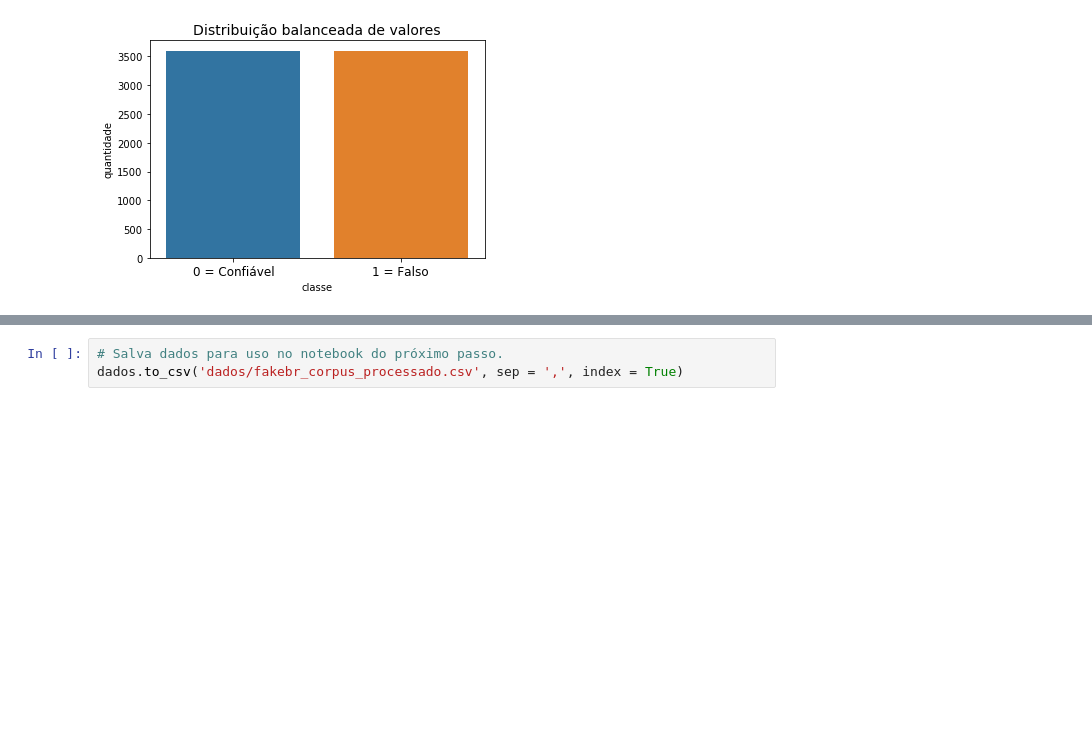
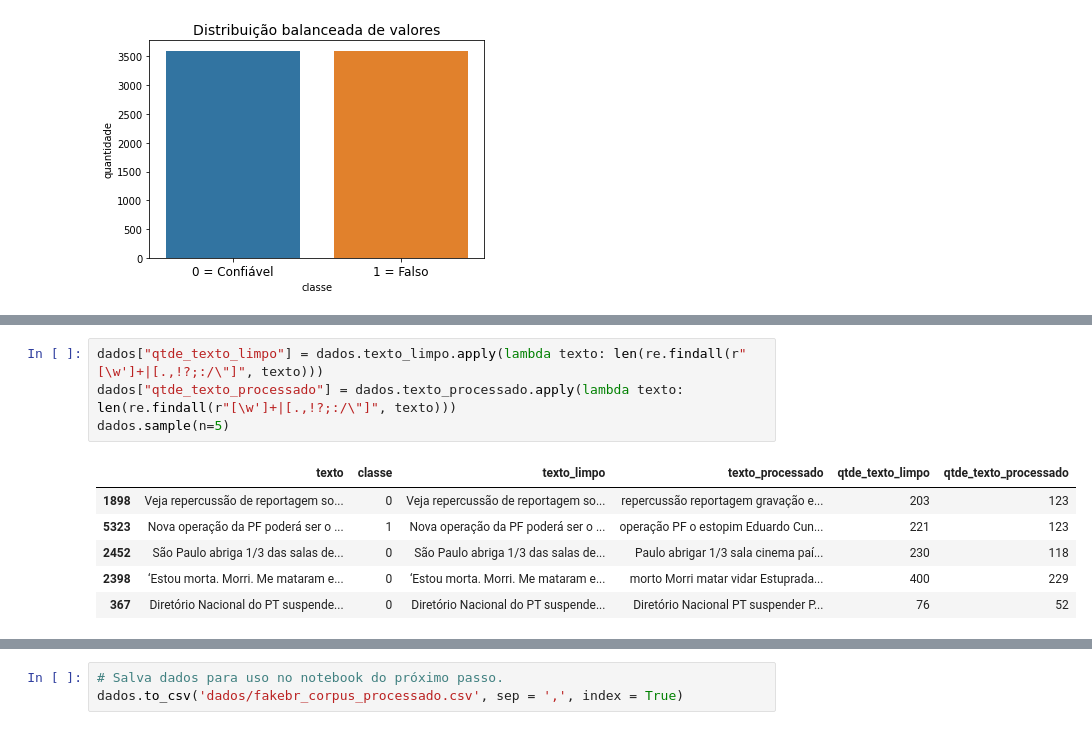
Before and after one commit to caesarcc/python-api-url-check, a Jupyter notebook: jupyter/classificacao_passo01_pre_processamento_exploracao.ipynb, the cells around one changed output, grey strips where cells are left out. Drawn from its saved outputs; the diff is of its cells as text; blank space fills up the shorter version.

```diff
--- a/jupyter/classificacao_passo01_pre_processamento_exploracao.ipynb
+++ b/jupyter/classificacao_passo01_pre_processamento_exploracao.ipynb
@@ -139,0 +164,11 @@ distribiucao_palavras(dados, "texto_lematizado", "Distribuição sem stopwords e
+# %%
+dados["qtde_texto_limpo"] = dados.texto_limpo.apply(lambda texto: len(re.findall(r"[\w']+|[.,!?;:/\"]", texto)))
+dados["qtde_texto_processado"] = dados.texto_processado.apply(lambda texto: len(re.findall(r"[\w']+|[.,!?;:/\"]", texto)))
+dados.sample(n=5)
+# %% [output]
+|  | texto | classe | texto_limpo | texto_processado | qtde_texto_limpo | qtde_texto_processado |
+| 1898 | Veja repercussão de reportagem so... | 0 | Veja repercussão de reportagem so... | repercussão reportagem gravação e... | 203 | 123 |
+| 5323 | Nova operação da PF poderá ser o ... | 1 | Nova operação da PF poderá ser o ... | operação PF o estopim Eduardo Cun... | 221 | 123 |
+| 2452 | São Paulo abriga 1/3 das salas de... | 0 | São Paulo abriga 1/3 das salas de... | Paulo abrigar 1/3 sala cinema paí... | 230 | 118 |
+| 2398 | ‘Estou morta. Morri. Me mataram e... | 0 | ‘Estou morta. Morri. Me mataram e... | morto Morri matar vidar Estuprada... | 400 | 229 |
+| 367 | Diretório Nacional do PT suspende... | 0 | Diretório Nacional do PT suspende... | Diretório Nacional PT suspender P... | 76 | 52 |
```
Also changed, not shown: parts of 17 cells of this notebook.
